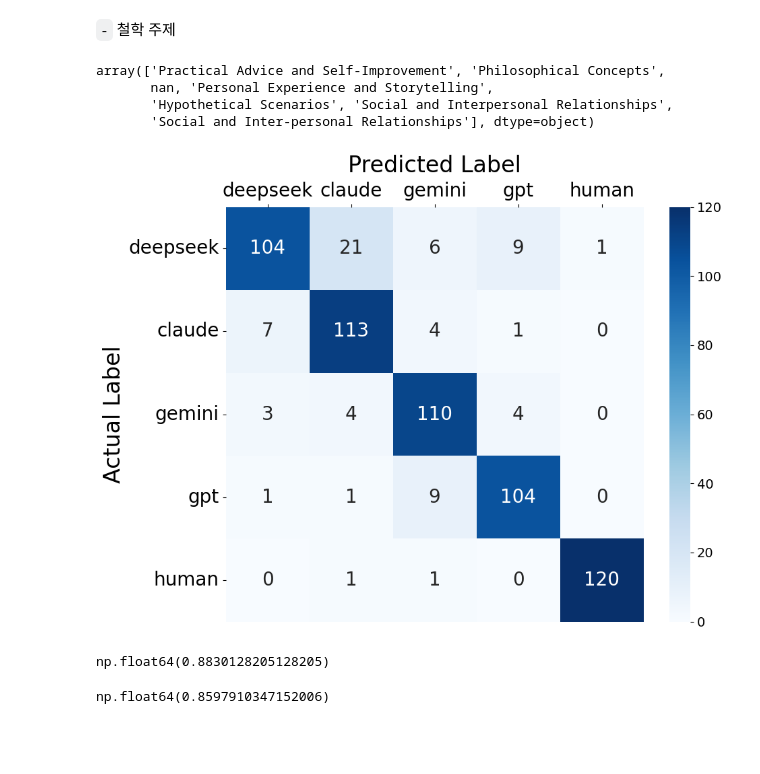
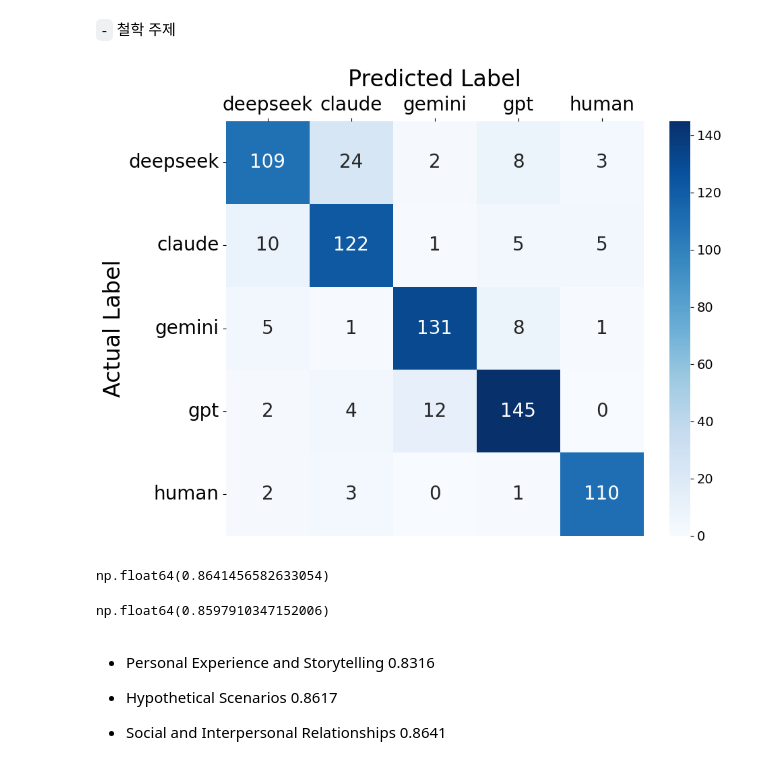
Before and after one commit to HollyRiver/LLMdetector, a Jupyter notebook: model/dnn.ipynb, the cells around one changed output. Saved outputs shown, nothing was run; the diff lists cells and outputs as text; code cells hidden in the pictures; blank space fills up the shorter version.

```diff
--- a/model/dnn.ipynb
+++ b/model/dnn.ipynb
@@ -314,33 +314,34 @@ np.float64(0.8303470980117686)
 `-` 철학 주제
 # %%
 df_cat = pd.read_excel("../combined_data_c.xlsx").category
+df_cat = df_cat.map(lambda x : "Social and Interpersonal Relationships" if x == "Social and Inter-personal Relationships"
+                                else "Social and Interpersonal Relationships" if pd.isna(x) else x)
 y_train_cat, y_test_cat, y_train, y_test = train_test_split(df_cat.values, y_multi_class, test_size=0.2, random_state=42, stratify=y_multi_class)
-# %%
-df_cat.unique()
-# %% [output]
-array(['Practical Advice and Self-Improvement', 'Philosophical Concepts',
-       nan, 'Personal Experience and Storytelling',
-       'Hypothetical Scenarios', 'Social and Interpersonal Relationships',
-       'Social and Inter-personal Relationships'], dtype=object)
 # %%
 yyhat, yy = multi_class_results["All Features (Baseline)"]
-yyhat = yyhat[y_test_cat == "Practical Advice and Self-Improvement"]
-yy = yy[y_test_cat == "Practical Advice and Self-Improvement"]
+yyhat = yyhat[y_test_cat == "Social and Interpersonal Relationships"]
+yy = yy[y_test_cat == "Social and Interpersonal Relationships"]
 
 pred, actual = le_multi.inverse_transform(yyhat), le_multi.inverse_transform(yy)
 
 labels = ['deepseek', 'claude', 'gemini', 'gpt', 'human']
 binary_labels = ["human", "llm"]
 
-heatmap_vis(actual, pred, labels, "PAsSI")
+heatmap_vis(actual, pred, labels, "PEaS")
 # %% [output]
-[figure, old version]
+[figure, new version]
 # %%
 (pred == actual).mean()
 # %% [output]
-np.float64(0.8830128205128205)
+np.float64(0.8641456582633054)
 # %%
 yyhat, yy = multi_class_results["All Features (Baseline)"]
 (yyhat == yy).mean()
 # %% [output]
 np.float64(0.8597910347152006)
+# %% [markdown]
+* Personal Experience and Storytelling 0.8316
+
+* Hypothetical Scenarios 0.8617
+
+* Social and Interpersonal Relationships 0.8641
```
Also changed, not shown: 2 other files.
